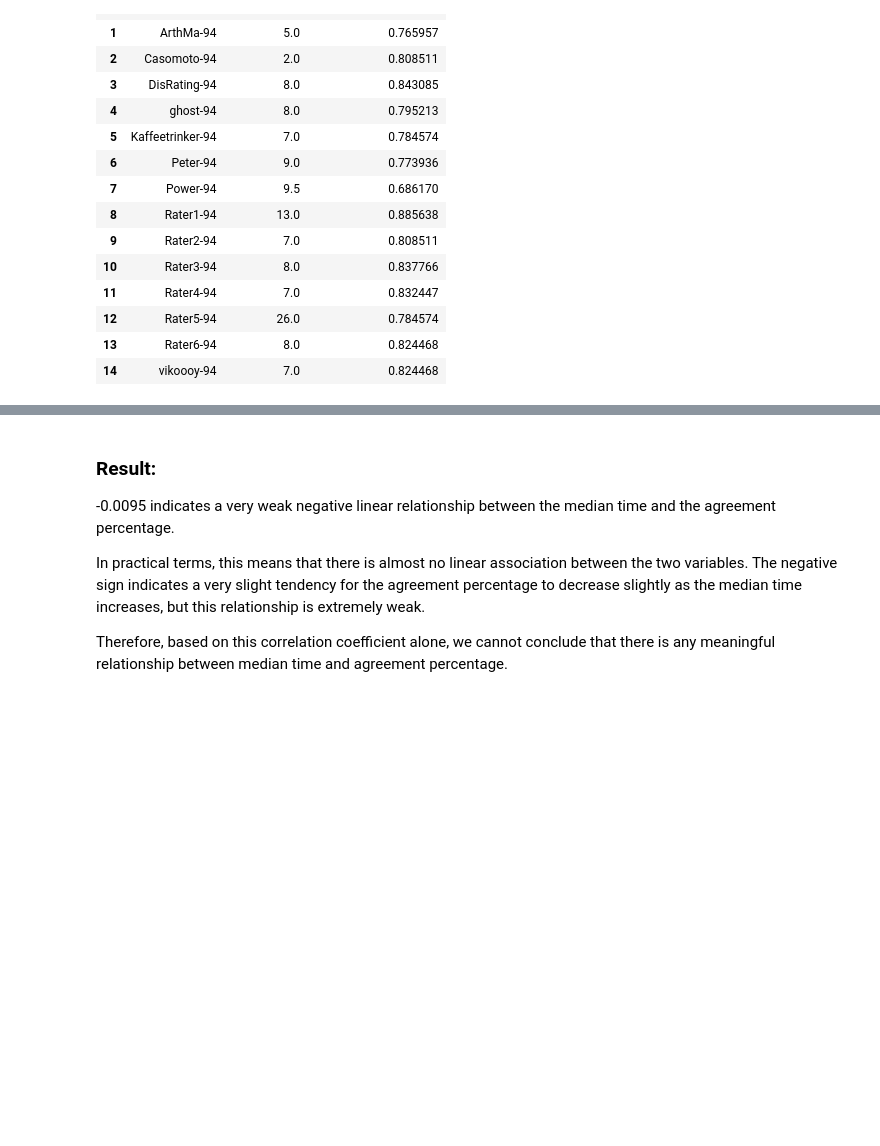
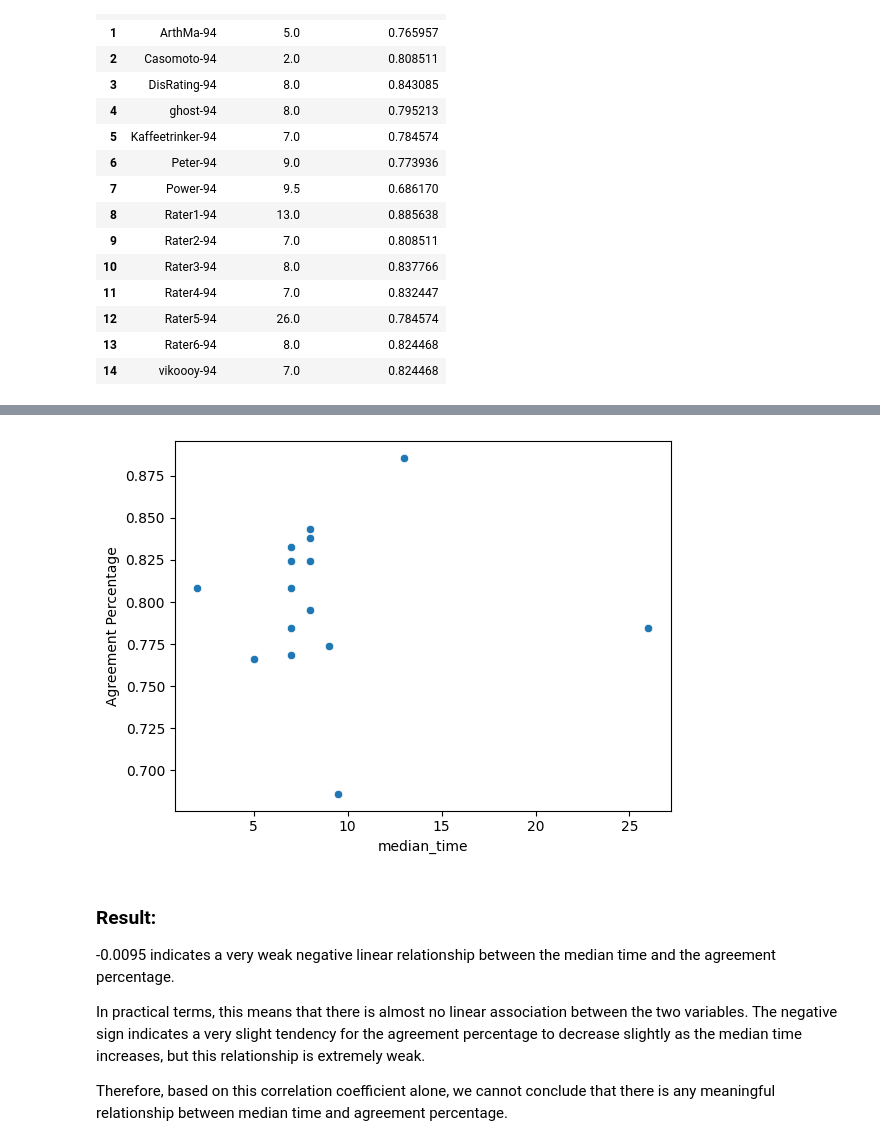
Before and after one commit to irgroup/DIS22_ARTS_Project, a Jupyter notebook: Antwortdauer & Simplizität Quantitativ/1. Getting Started.ipynb, the cells around one changed output, grey strips where cells are left out. Cells and saved outputs as stored; diff of their text form; code cells hidden in the pictures; blank space fills up the shorter version.

```diff
--- a/Antwortdauer & Simplizität Quantitativ/1. Getting Started.ipynb
+++ b/Antwortdauer & Simplizität Quantitativ/1. Getting Started.ipynb
@@ -4,4 +6,4 @@ import os
 # %% [markdown]
 ![image.png](attachment:image.png)
 # %%
-files = os.listdir("DIS22_ARTS_Project-main/export")
+files = os.listdir("../export")
@@ -28,5 +12,5 @@ files
 # %%
-base = "DIS22_ARTS_Project-main/export/"
+base = "../export/"
 rater_dic = {}
 for i in range(0,len(files)):
     if "Scores" not in files[i] and "-94" in files[i] and "_" not in files[i]:
@@ -112,3 +96,8 @@ correlation
+# %%
+sns.scatterplot(x = merged_df['median_time'], y = merged_df['Agreement Percentage'])
+plt.show()
+# %% [output]
+[figure, added]
 # %% [markdown]
 ### Result:
 -0.0095 indicates a very weak negative linear relationship between the median time and the agreement percentage.
```
Also changed, not shown: parts of 12 cells of this notebook.
